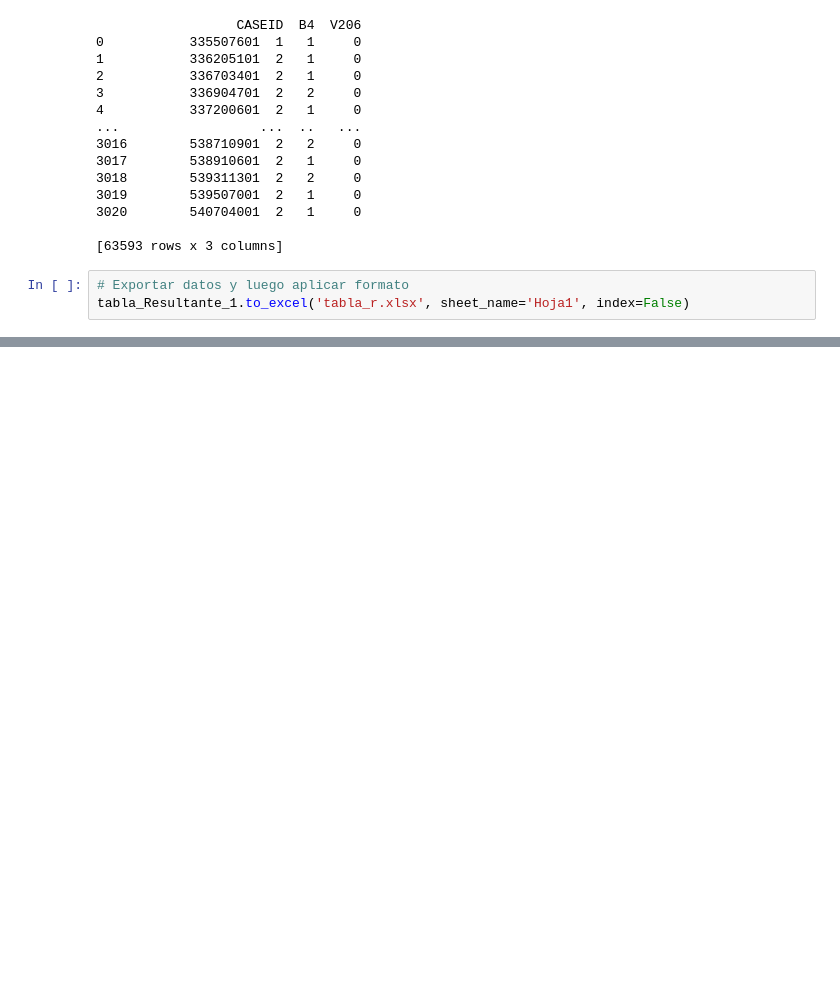
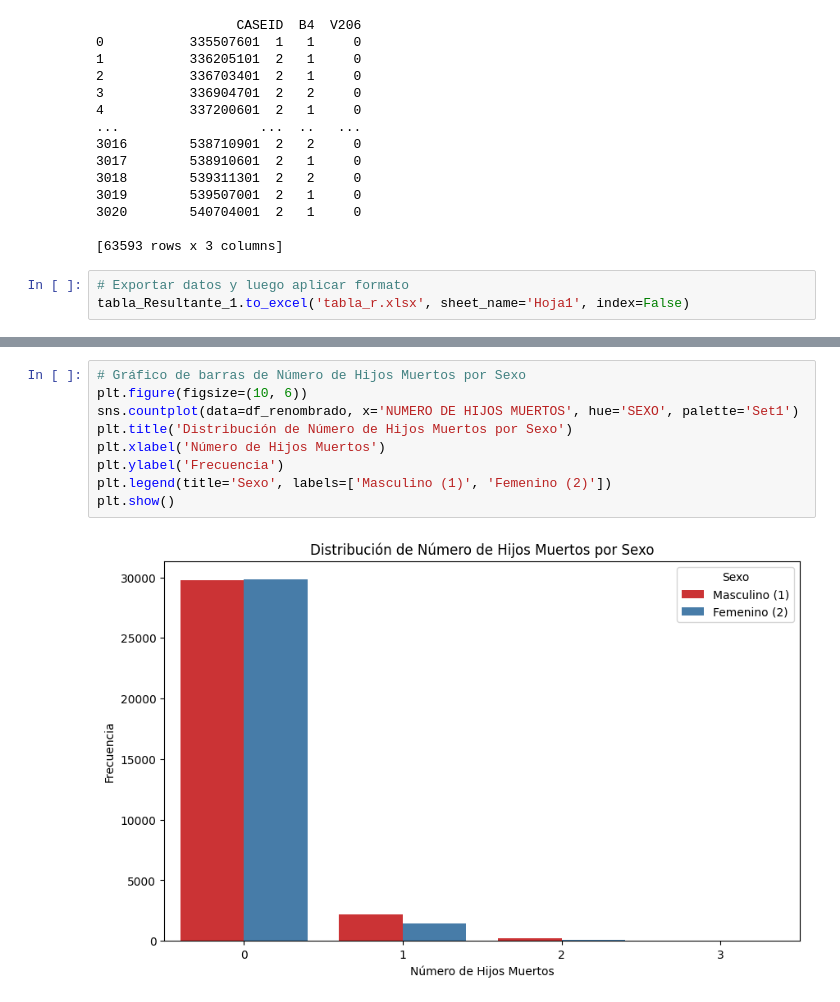
Before and after one commit to kair069/Analisis_de_Datos_Join, a Jupyter notebook: clase002.ipynb, the cells around one changed output, grey strips where cells are left out. Drawn from its saved outputs; the diff is of its cells as text; blank space fills up the shorter version.

```diff
--- a/clase002.ipynb
+++ b/clase002.ipynb
@@ -138,0 +178,11 @@ tabla_Resultante_1.to_excel('tabla_r.xlsx', sheet_name='Hoja1', index=False)
+# %%
+# Gráfico de barras de Número de Hijos Muertos por Sexo
+plt.figure(figsize=(10, 6))
+sns.countplot(data=df_renombrado, x='NUMERO DE HIJOS MUERTOS', hue='SEXO', palette='Set1')
+plt.title('Distribución de Número de Hijos Muertos por Sexo')
+plt.xlabel('Número de Hijos Muertos')
+plt.ylabel('Frecuencia')
+plt.legend(title='Sexo', labels=['Masculino (1)', 'Femenino (2)'])
+plt.show()
+# %% [output]
+[figure, added]
```
Also changed, not shown: parts of 4 cells of this notebook.
